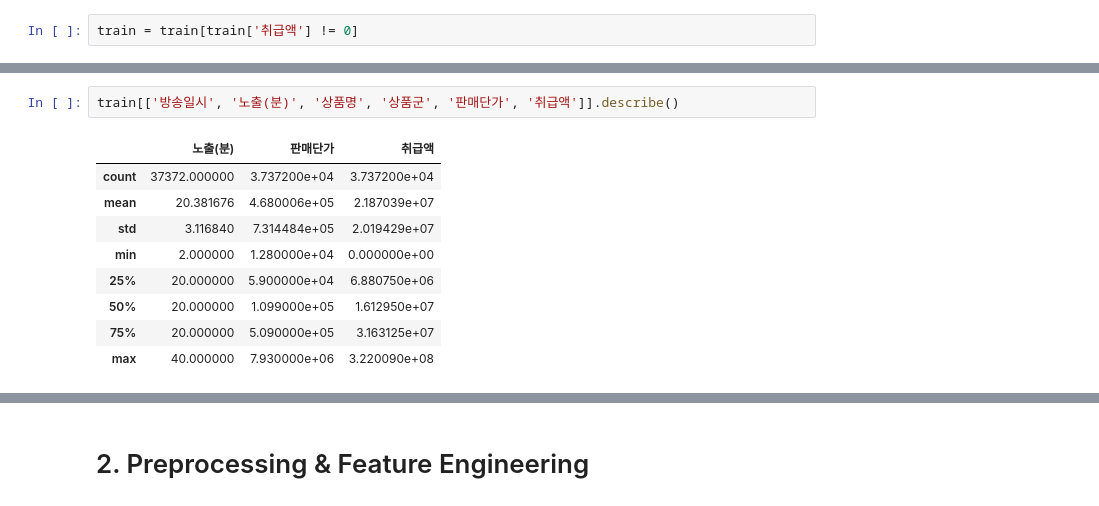
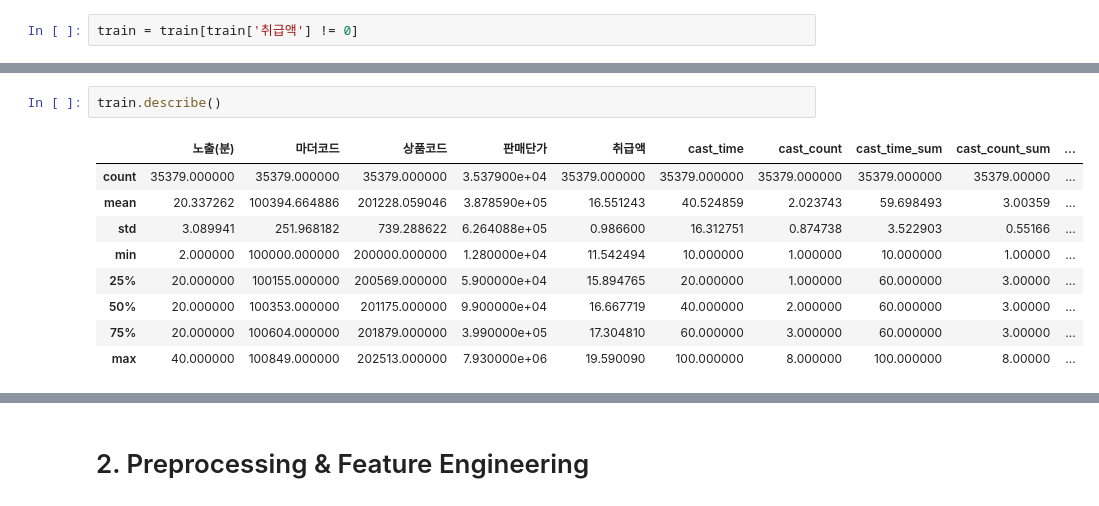
Before and after one commit to thinpig99/bigcon-NSHomeshopping, a Jupyter notebook: Individual-Code/WS/bc_ns_code_visualization_0922.ipynb, the cells around one changed output, grey strips where cells are left out. Cells and saved outputs as stored; diff of their text form.

```diff
--- a/Individual-Code/WS/bc_ns_code_visualization_0922.ipynb
+++ b/Individual-Code/WS/bc_ns_code_visualization_0922.ipynb
@@ -253,12 +265,12 @@ train.drop(['상품명_plan', '상품명_add', '상품명_maker', '상품명_set
-# %%
-train[['방송일시', '노출(분)', '상품명', '상품군', '판매단가', '취급액']].describe()
-# %% [output]
-|  | 노출(분) | 판매단가 | 취급액 |
-| count | 37372.000000 | 3.737200e+04 | 3.737200e+04 |
-| mean | 20.381676 | 4.680006e+05 | 2.187039e+07 |
-| std | 3.116840 | 7.314484e+05 | 2.019429e+07 |
-| min | 2.000000 | 1.280000e+04 | 0.000000e+00 |
-| 25% | 20.000000 | 5.900000e+04 | 6.880750e+06 |
-| 50% | 20.000000 | 1.099000e+05 | 1.612950e+07 |
-| 75% | 20.000000 | 5.090000e+05 | 3.163125e+07 |
-| max | 40.000000 | 7.930000e+06 | 3.220090e+08 |
+# %%
+train.describe()
+# %% [output]
+|  | 노출(분) | 마더코드 | 상품코드 | 판매단가 | 취급액 | cast_time | cast_count | cast_time_sum | cast_count_sum | ... |
+| count | 35379.000000 | 35379.000000 | 35379.000000 | 3.537900e+04 | 35379.000000 | 35379.000000 | 35379.000000 | 35379.000000 | 35379.00000 | ... |
+| mean | 20.337262 | 100394.664886 | 201228.059046 | 3.878590e+05 | 16.551243 | 40.524859 | 2.023743 | 59.698493 | 3.00359 | ... |
+| std | 3.089941 | 251.968182 | 739.288622 | 6.264088e+05 | 0.986600 | 16.312751 | 0.874738 | 3.522903 | 0.55166 | ... |
+| min | 2.000000 | 100000.000000 | 200000.000000 | 1.280000e+04 | 11.542494 | 10.000000 | 1.000000 | 10.000000 | 1.00000 | ... |
+| 25% | 20.000000 | 100155.000000 | 200569.000000 | 5.900000e+04 | 15.894765 | 20.000000 | 1.000000 | 60.000000 | 3.00000 | ... |
+| 50% | 20.000000 | 100353.000000 | 201175.000000 | 9.900000e+04 | 16.667719 | 40.000000 | 2.000000 | 60.000000 | 3.00000 | ... |
+| 75% | 20.000000 | 100604.000000 | 201879.000000 | 3.990000e+05 | 17.304810 | 60.000000 | 3.000000 | 60.000000 | 3.00000 | ... |
+| max | 40.000000 | 100849.000000 | 202513.000000 | 7.930000e+06 | 19.590090 | 100.000000 | 8.000000 | 100.000000 | 8.00000 | ... |
```
Also changed, not shown: parts of 9 cells of this notebook, 1 other file.
